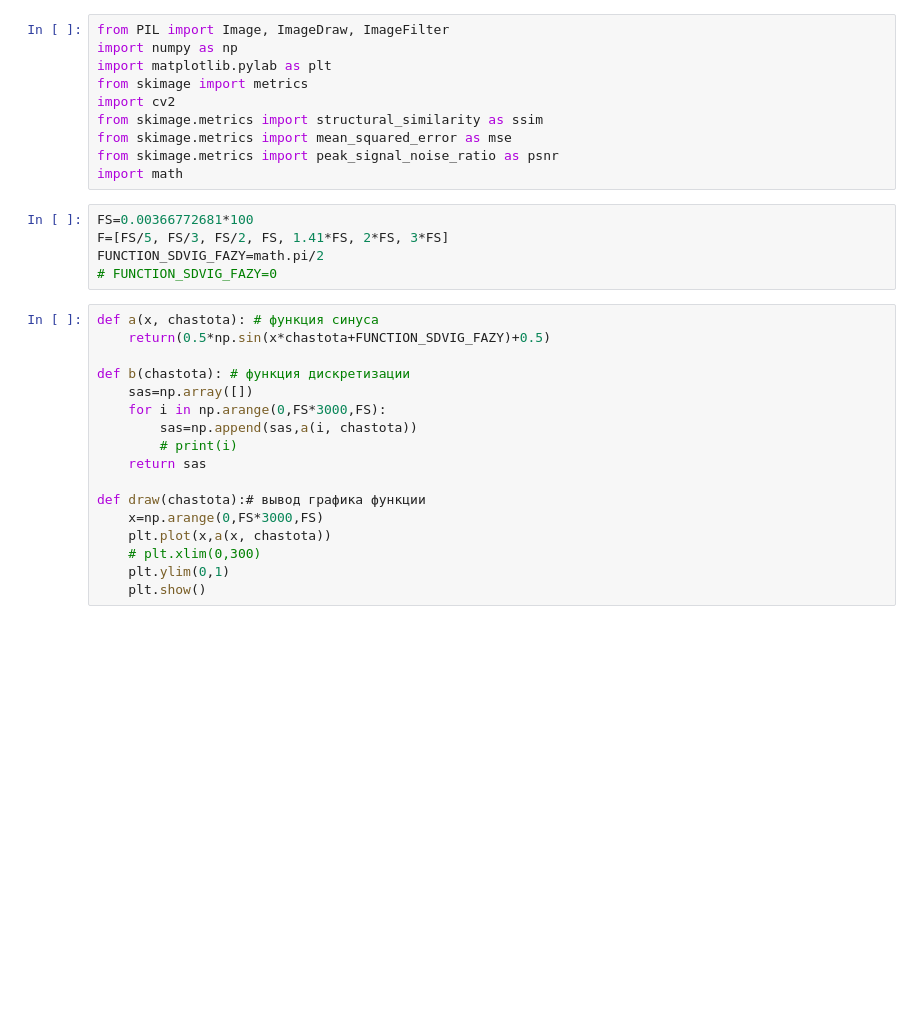
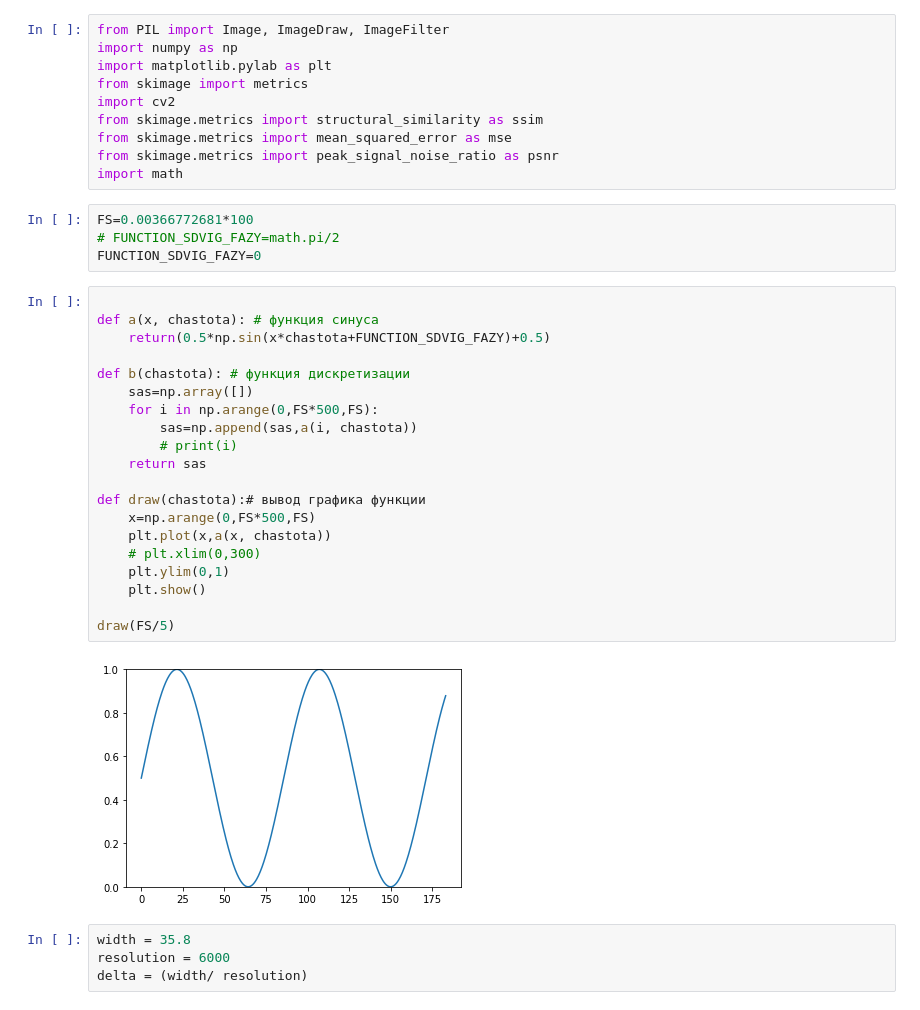
Before and after one commit to Shrek4/labs_2022, a Jupyter notebook: тех зрение/3/3.ipynb, the cells around one changed output. Cells and saved outputs as stored; diff of their text form; blank space fills up the shorter version.

```diff
--- a/тех зрение/3/3.ipynb
+++ b/тех зрение/3/3.ipynb
@@ -10,23 +10,31 @@ from skimage.metrics import peak_signal_noise_ratio as psnr
 import math
 # %%
 FS=0.00366772681*100
-F=[FS/5, FS/3, FS/2, FS, 1.41*FS, 2*FS, 3*FS]
-FUNCTION_SDVIG_FAZY=math.pi/2
-# FUNCTION_SDVIG_FAZY=0
+# FUNCTION_SDVIG_FAZY=math.pi/2
+FUNCTION_SDVIG_FAZY=0
 # %%
+
 def a(x, chastota): # функция синуса
     return(0.5*np.sin(x*chastota+FUNCTION_SDVIG_FAZY)+0.5)
 
 def b(chastota): # функция дискретизации
     sas=np.array([])
-    for i in np.arange(0,FS*3000,FS):
+    for i in np.arange(0,FS*500,FS):
         sas=np.append(sas,a(i, chastota))
         # print(i)
     return sas
 
 def draw(chastota):# вывод графика функции
-    x=np.arange(0,FS*3000,FS)
+    x=np.arange(0,FS*500,FS)
     plt.plot(x,a(x, chastota))
     # plt.xlim(0,300)
     plt.ylim(0,1)
     plt.show()
+
+draw(FS/5)
+# %% [output]
+[figure, added]
+# %%
+width = 35.8
+resolution = 6000
+delta = (width/ resolution)
```
Also changed, not shown: parts of 6 cells of this notebook.
